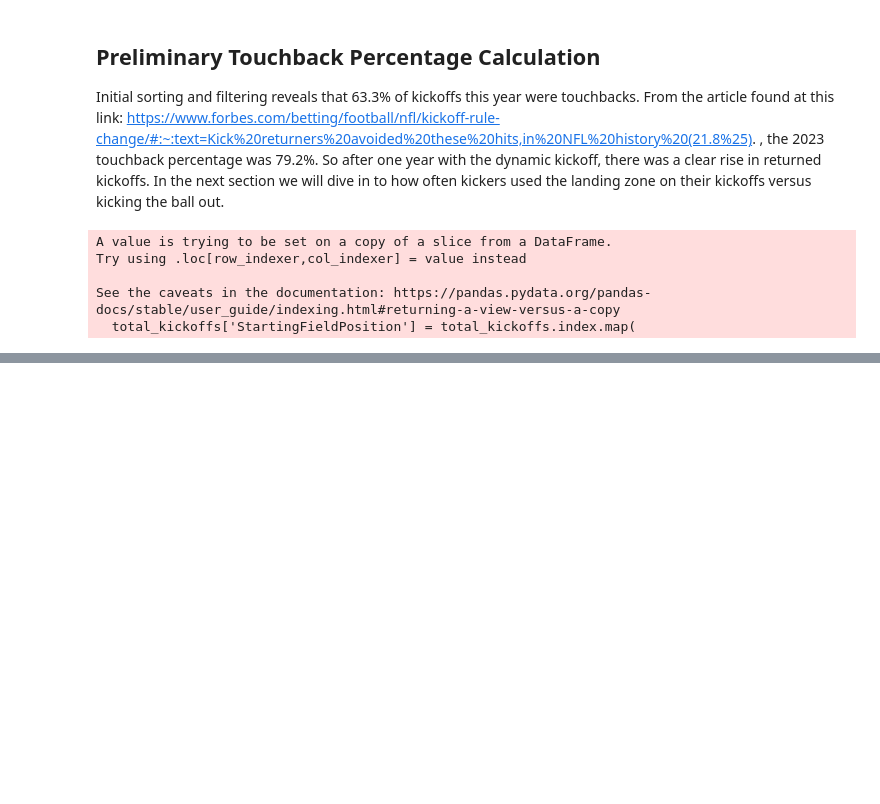
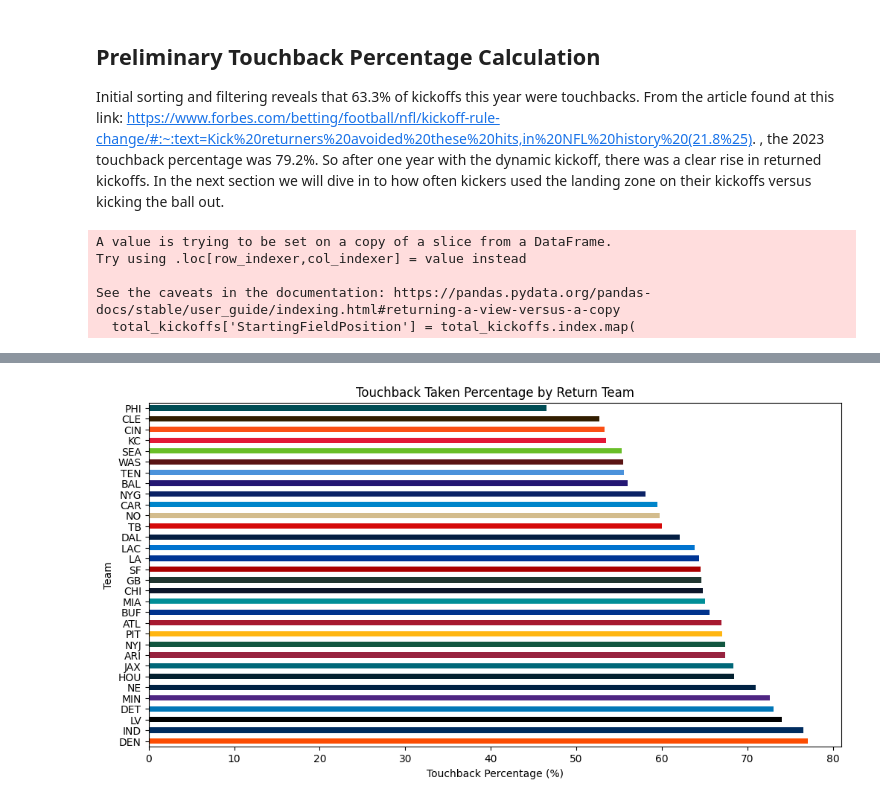
Before and after one commit to AldenBlackman/New-NFL-Kickoff-Data-Analysis, a Jupyter notebook: notebooks/01_kickoff_analysis.ipynb, the cells around one changed output, grey strips where cells are left out. Saved outputs shown, nothing was run; the diff lists cells and outputs as text; code cells hidden in the pictures; blank space fills up the shorter version.

```diff
--- a/notebooks/01_kickoff_analysis.ipynb
+++ b/notebooks/01_kickoff_analysis.ipynb
@@ -199,0 +322,24 @@ nfl_2024_playbyplay.iloc[45253:45263]
+# %%
+#compare that with touchback taken percentage by return team
+x_return_team_touchback_pivot = total_kickoffs.pivot_table(
+    index='OffenseTeam',
+    values='TOUCHBACK',
+    aggfunc=lambda x: ((x == True).sum() / len(x))* 100
+).sort_values(by='TOUCHBACK', ascending=False)
+# Use the color mapping for the bars
+colors = [nfl_colors[team] for team in x_return_team_touchback_pivot.index]
+
+# Convert the pivot table to a Series (assuming the column is named 'TOUCHBACK')
+x_return_team_touchback_series = x_return_team_touchback_pivot['TOUCHBACK']
+
+# Plot the Series so that the colors list is applied to each bar individually
+x_return_team_touchback_series.plot.barh(
+    title='Touchback Taken Percentage by Return Team',
+    ylabel='Team',
+    xlabel='Touchback Percentage (%)',
+    figsize=(12, 6),
+    color=colors  # Now each bar gets its own color from the list
+)
+save_fig("return_team_touchback_taken_percentage")
+# %% [output]
+[figure, added]
```
Also changed, not shown: parts of 33 cells of this notebook, 3 other files.
